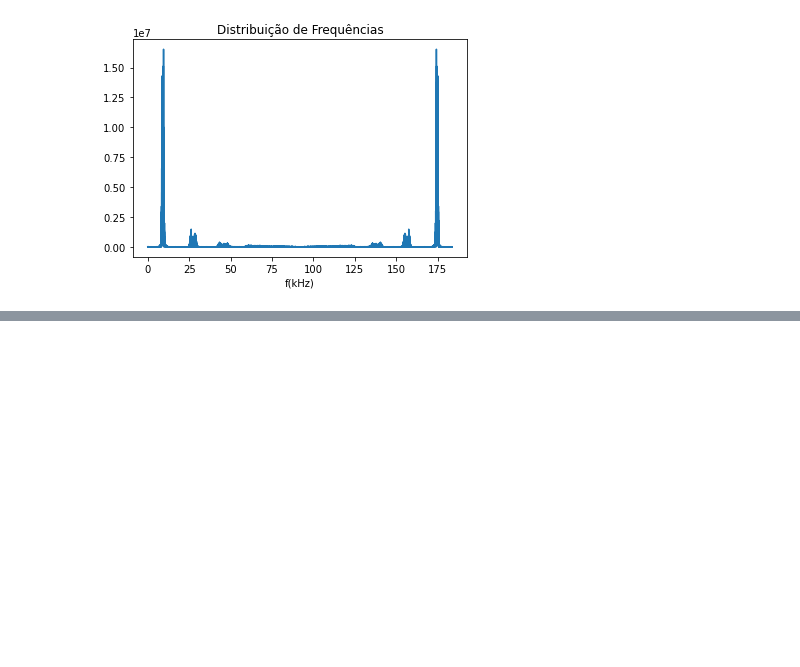
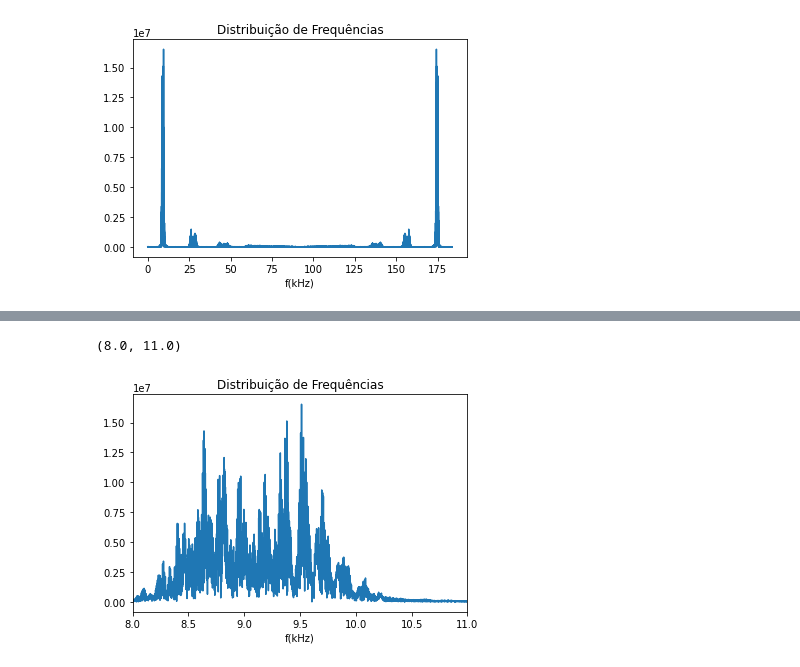
Before and after one commit to AlefeTiago/signal_systems_projects, a Jupyter notebook: project01_sampling/Exp01.ipynb, the cells around one changed output, grey strips where cells are left out. Saved outputs shown, nothing was run; the diff lists cells and outputs as text; code cells hidden in the pictures; blank space fills up the shorter version.

```diff
--- a/project01_sampling/Exp01.ipynb
+++ b/project01_sampling/Exp01.ipynb
@@ -50,0 +61,10 @@ plt.xlabel('f(kHz)');
+# %%
+# Mostrando em xlim, zoom nas frequências principais
+
+plt.plot(frequencias,amplitudes);
+plt.title('Distribuição de Frequências')
+plt.xlabel('f(kHz)');
+plt.xlim((8,11))
+# %% [output]
+(8.0, 11.0)
+[figure, added]
```
Also changed, not shown: parts of 14 cells of this notebook.
